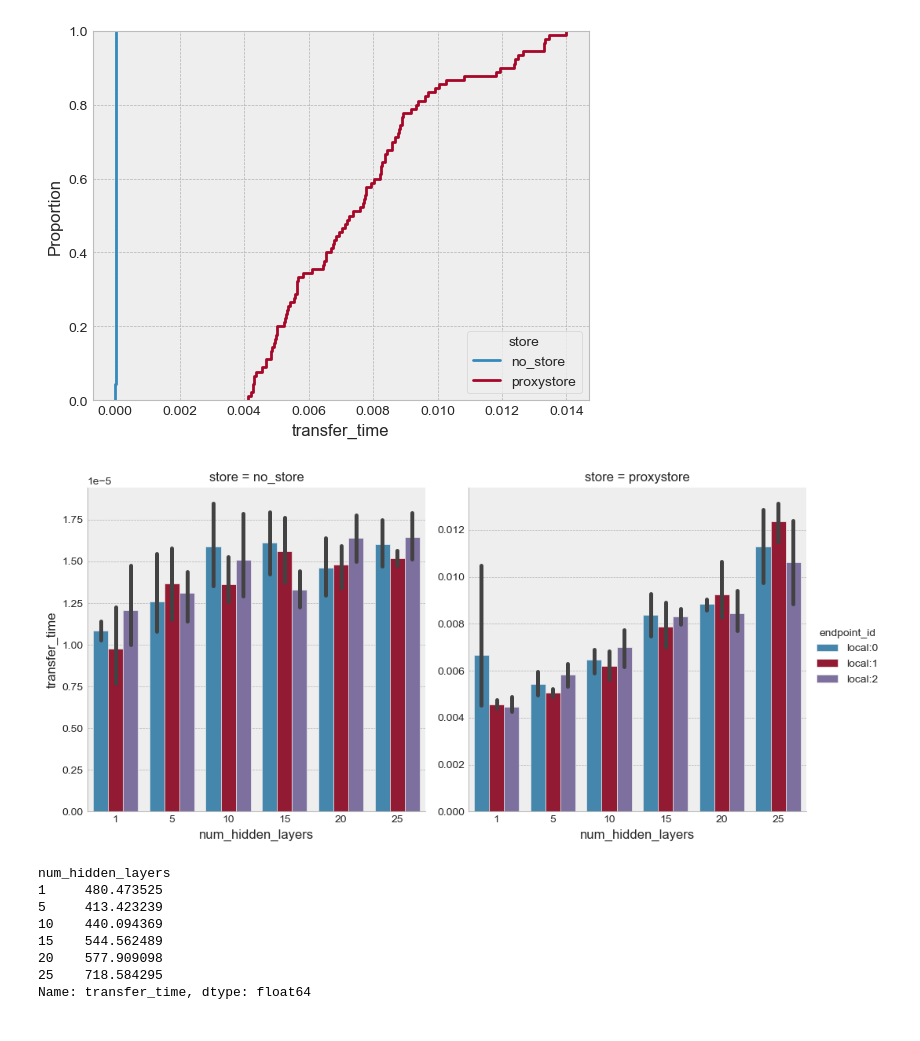
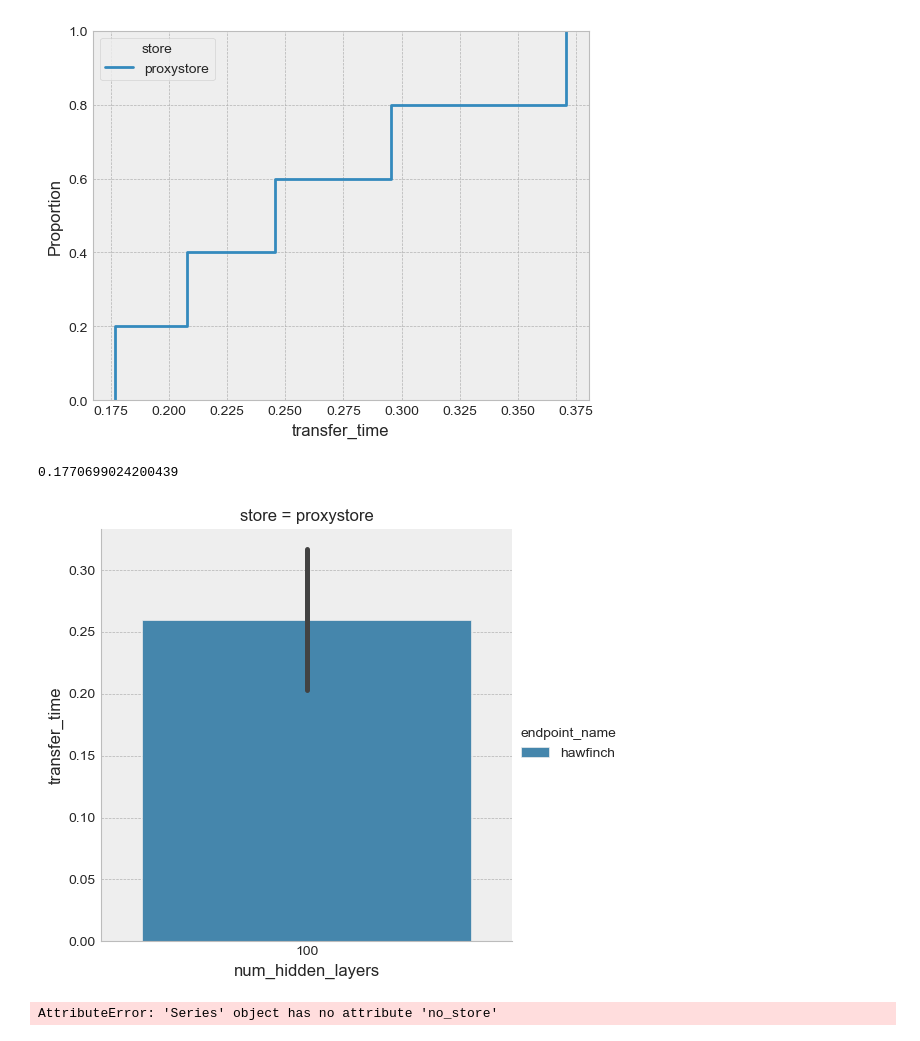
Before and after one commit to proxystore/federated-learning, a Jupyter notebook: Results.ipynb, the cells around one changed output. Cells and saved outputs as stored; diff of their text form; code cells hidden in the pictures.

Commit message:
Working remote execution via ProxyStore

```diff
--- a/Results.ipynb
+++ b/Results.ipynb
@@ -18,0 +13,8 @@ data.head()
+# %%
+filename = None
+if filename is None:
+    filename = sorted(glob.glob("out/data/*.csv"))[-1]
+
+print(f"{filename=}")
+data = pd.read_csv(filename)
+data.head()
@@ -19,34 +29,32 @@ data.head()
 # %%
 sns.ecdfplot(data=data, x="transfer_time", hue="store")
+plt.savefig(Path("out/plots/transfer_time.pdf"))
 plt.show()
 # %% [output]
-[figure, old version]
+[figure, new version]
+# %%
+print(data["transfer_time"].iloc[0])
+# %% [output]
+0.1770699024200439
 # %%
 sns.catplot(
     data=data,
     kind="bar",
     col="store",
     x="num_hidden_layers",
     y="transfer_time",
-    hue="endpoint_id",
+    hue="endpoint_name",
     sharey=False
 )
 plt.show()
 # %% [output]
-[figure, old version]
+[figure, new version]
 # %%
 df = data.groupby(["store", "num_hidden_layers"])["transfer_time"].mean()
 (df.proxystore - df.no_store) / df.no_store  # Percentage increase from No-Store to ProxyStore
 # (df.no_store - df.proxystore) / df.proxystore  # Percentage increase from ProxyStore to No-Store
 # %% [output]
-num_hidden_layers
-1     480.473525
-5     413.423239
-10    440.094369
-15    544.562489
-20    577.909098
-25    718.584295
-Name: transfer_time, dtype: float64
+AttributeError: 'Series' object has no attribute 'no_store'
 # %%
 sns.relplot(
     data=data,
```
Also changed, not shown: parts of 6 cells of this notebook, 6 other files.
